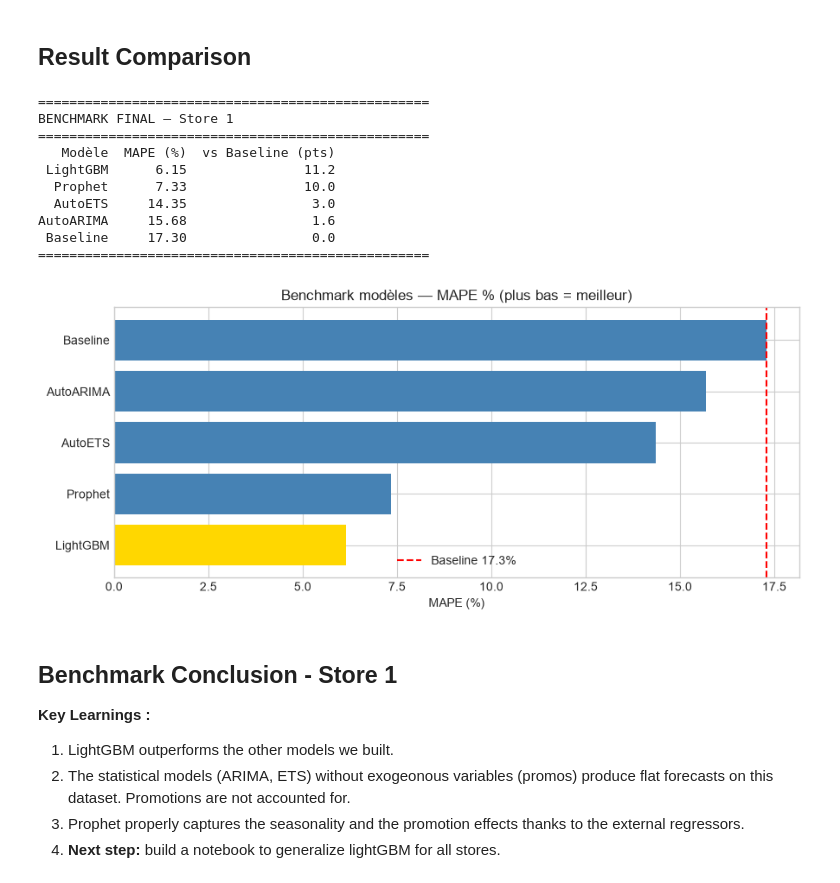
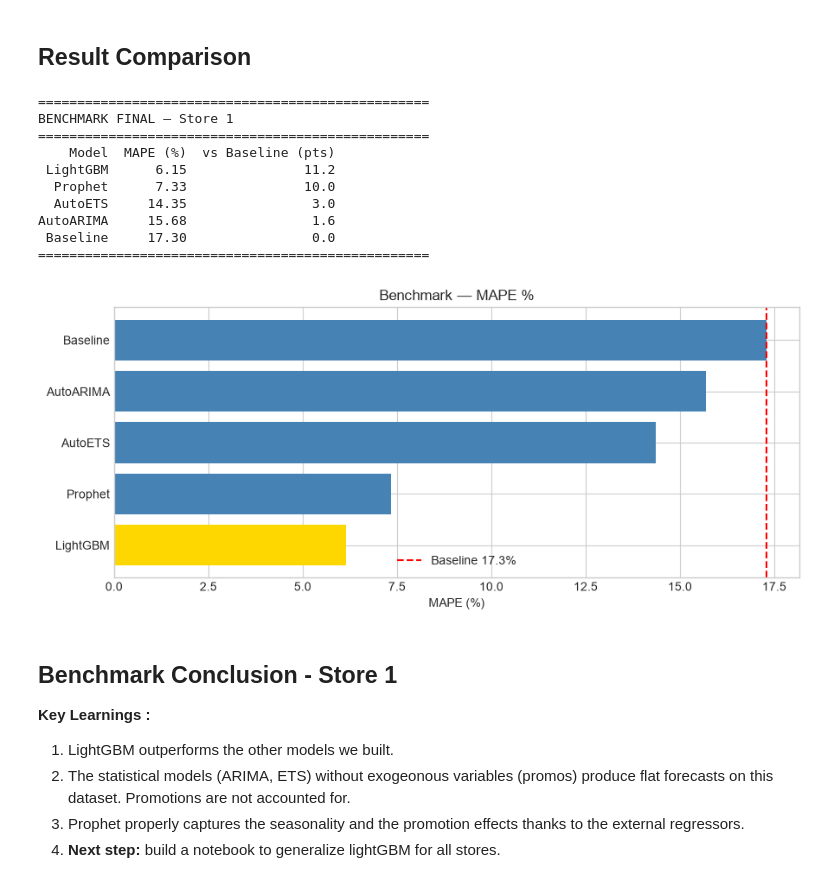
Before and after one commit to AlexPaulien/forecasting-sc, a Jupyter notebook: notebooks/02_models_benchmark.ipynb, the cells around one changed output. Saved outputs shown, nothing was run; the diff lists cells and outputs as text; code cells hidden in the pictures.

```diff
--- a/notebooks/02_models_benchmark.ipynb
+++ b/notebooks/02_models_benchmark.ipynb
@@ -380,38 +380,38 @@ plt.show()
 results['Baseline'] = 17.3
 
 df_results = pd.DataFrame([
-    {'Modèle': k, 'MAPE (%)': v, 'vs Baseline (pts)': round(17.3 - v, 1)}
+    {'Model': k, 'MAPE (%)': v, 'vs Baseline (pts)': round(17.3 - v, 1)}
     for k, v in results.items()
 ]).sort_values('MAPE (%)')
 
 print("=" * 50)
 print(f"BENCHMARK FINAL — Store {store_id}")
 print("=" * 50)
 print(df_results.to_string(index=False))
 print("=" * 50)
 
 fig, ax = plt.subplots(figsize=(9, 4))
 colors = ['gold' if v == df_results['MAPE (%)'].min()
           else 'steelblue' for v in df_results['MAPE (%)']]
-ax.barh(df_results['Modèle'], df_results['MAPE (%)'], color=colors)
+ax.barh(df_results['Model'], df_results['MAPE (%)'], color=colors)
 ax.axvline(x=17.3, color='red', linestyle='--', linewidth=1.5, label='Baseline 17.3%')
-ax.set_title('Benchmark modèles — MAPE % (plus bas = meilleur)')
+ax.set_title('Benchmark — MAPE %')
 ax.set_xlabel('MAPE (%)')
 ax.legend()
 plt.tight_layout()
 plt.show()
 # %% [output]
 ==================================================
 BENCHMARK FINAL — Store 1
 ==================================================
-   Modèle  MAPE (%)  vs Baseline (pts)
+    Model  MAPE (%)  vs Baseline (pts)
  LightGBM      6.15               11.2
   Prophet      7.33               10.0
   AutoETS     14.35                3.0
 AutoARIMA     15.68                1.6
  Baseline     17.30                0.0
 ==================================================
-[figure, old version]
+[figure, new version]
 # %% [markdown]
 ## Benchmark Conclusion - Store 1
 
```
Also changed, not shown: parts of 1 cell of this notebook, 5 other files.
